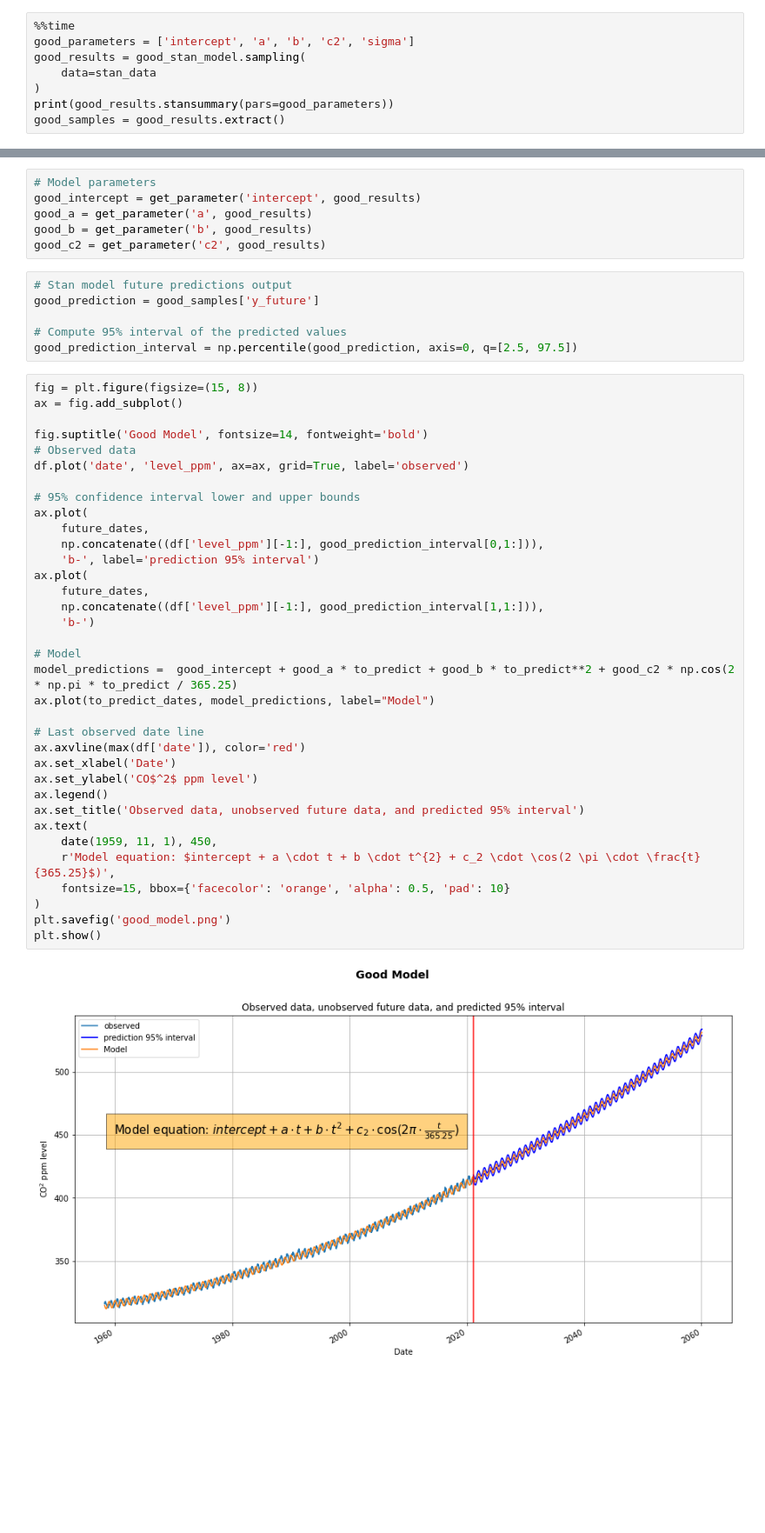
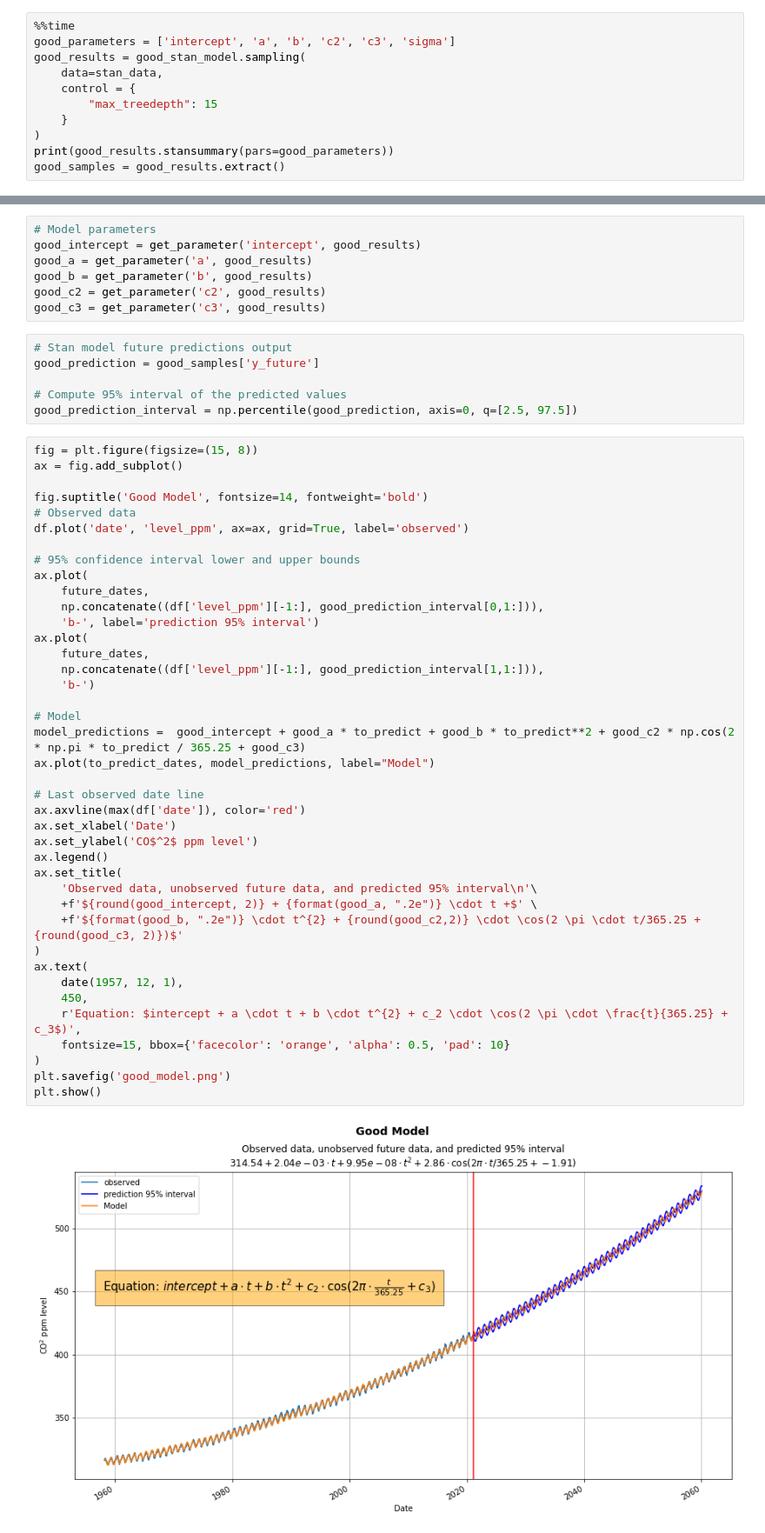
Before and after one commit to Inventrohyder/cs146, a Jupyter notebook: Assignments/final-project/notebook.ipynb, the cells around one changed output, grey strips where cells are left out. Shown at 87% size. Drawn from its saved outputs; the diff is of its cells as text; blank space fills up the shorter version.

```diff
--- a/Assignments/final-project/notebook.ipynb
+++ b/Assignments/final-project/notebook.ipynb
@@ -291,8 +287,11 @@ Wall time: 54.6 s
 # %%
 %%time
-good_parameters = ['intercept', 'a', 'b', 'c2', 'sigma']
+good_parameters = ['intercept', 'a', 'b', 'c2', 'c3', 'sigma']
 good_results = good_stan_model.sampling(
-    data=stan_data
+    data=stan_data,
+    control = {
+        "max_treedepth": 15
+    }
 )
 print(good_results.stansummary(pars=good_parameters))
 good_samples = good_results.extract()
@@ -333,6 +333,7 @@ good_intercept = get_parameter('intercept', good_results)
 good_a = get_parameter('a', good_results)
 good_b = get_parameter('b', good_results)
 good_c2 = get_parameter('c2', good_results)
+good_c3 = get_parameter('c3', good_results)
 # %%
 # Stan model future predictions output
 good_prediction = good_samples['y_future']
@@ -344,38 +345,43 @@ fig = plt.figure(figsize=(15, 8))
 ax = fig.add_subplot()
 
 fig.suptitle('Good Model', fontsize=14, fontweight='bold')
 # Observed data
 df.plot('date', 'level_ppm', ax=ax, grid=True, label='observed')
 
 # 95% confidence interval lower and upper bounds
 ax.plot(
     future_dates,
     np.concatenate((df['level_ppm'][-1:], good_prediction_interval[0,1:])),
     'b-', label='prediction 95% interval')
 ax.plot(
     future_dates,
     np.concatenate((df['level_ppm'][-1:], good_prediction_interval[1,1:])),
     'b-')
 
 # Model
-model_predictions =  good_intercept + good_a * to_predict + good_b * to_predict**2 + good_c2 * np.cos(2 * np.pi * to_predict / 365.25)
+model_predictions =  good_intercept + good_a * to_predict + good_b * to_predict**2 + good_c2 * np.cos(2 * np.pi * to_predict / 365.25 + good_c3)
 ax.plot(to_predict_dates, model_predictions, label="Model")
 
 # Last observed date line
 ax.axvline(max(df['date']), color='red')
 ax.set_xlabel('Date')
 ax.set_ylabel('CO$^2$ ppm level')
 ax.legend()
-ax.set_title('Observed data, unobserved future data, and predicted 95% interval')
+ax.set_title(
+    'Observed data, unobserved future data, and predicted 95% interval\n'\
+    +f'${round(good_intercept, 2)} + {format(good_a, ".2e")} \cdot t +$' \
+    +f'${format(good_b, ".2e")} \cdot t^{2} + {round(good_c2,2)} \cdot \cos(2 \pi \cdot t/365.25 + {round(good_c3, 2)})$'
+)
 ax.text(
-    date(1959, 11, 1), 450,
-    r'Model equation: $intercept + a \cdot t + b \cdot t^{2} + c_2 \cdot \cos(2 \pi \cdot \frac{t}{365.25}$)',
+    date(1957, 12, 1),
+    450,
+    r'Equation: $intercept + a \cdot t + b \cdot t^{2} + c_2 \cdot \cos(2 \pi \cdot \frac{t}{365.25} + c_3$)',
     fontsize=15, bbox={'facecolor': 'orange', 'alpha': 0.5, 'pad': 10}
 )
 plt.savefig('good_model.png')
 plt.show()
 # %% [output]
-[figure, old version]
+[figure, new version]
 # %%
 # Plot sample autocorrelation for each parameter.
 def plot_acf(x):
```
Also changed, not shown: parts of 9 cells of this notebook, 3 other files.
